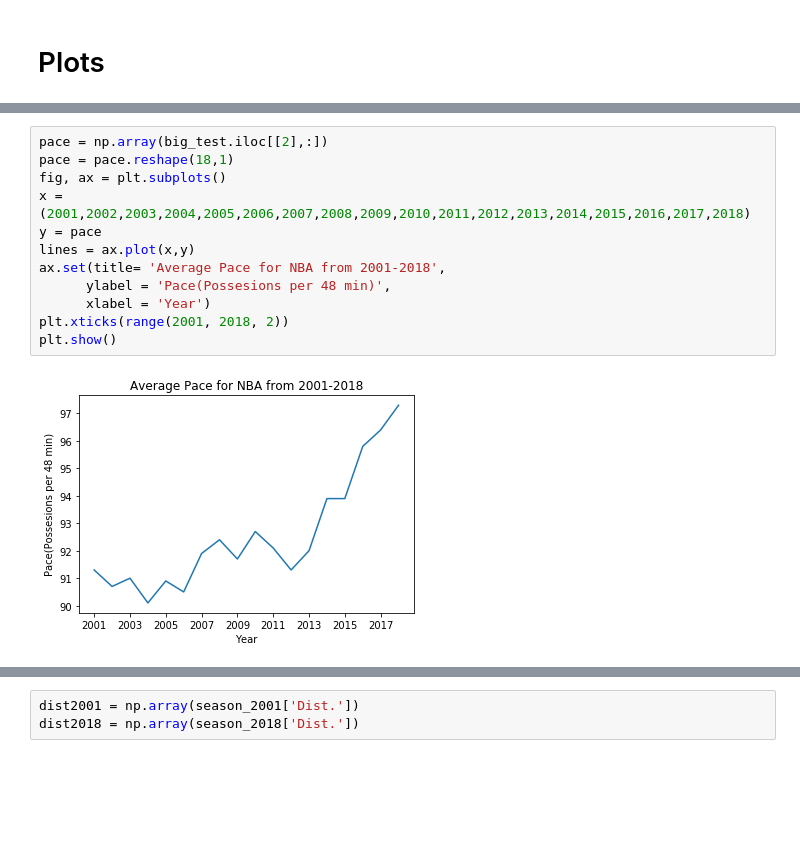
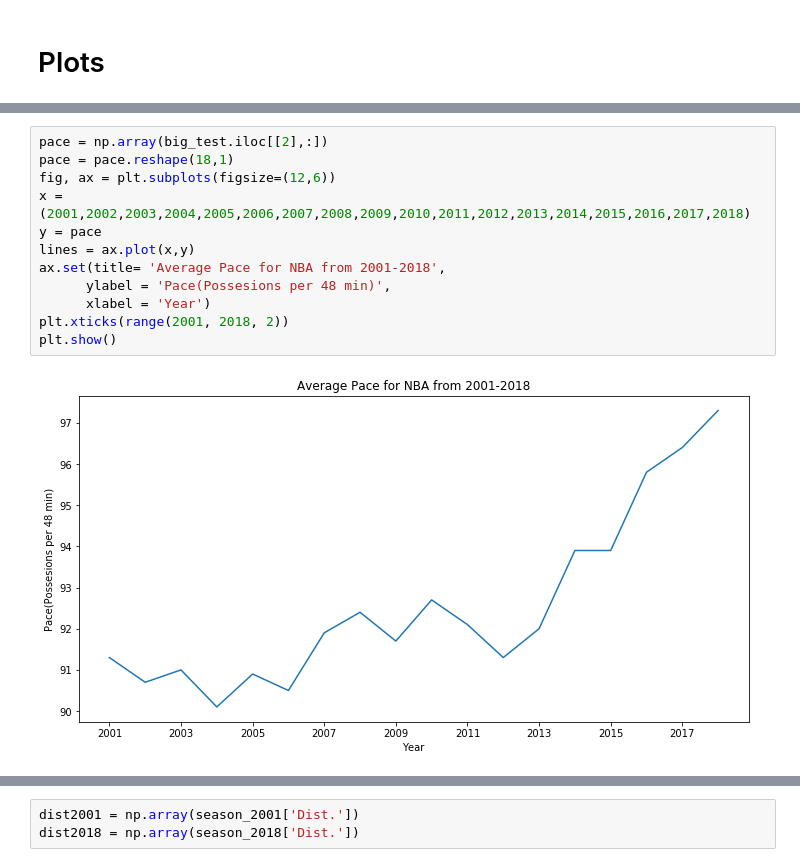
Before and after one commit to johncpolitte/NBA_Data_Analysis, a Jupyter notebook: Pandas_work.ipynb, the cells around one changed output, grey strips where cells are left out. Drawn from its saved outputs; the diff is of its cells as text; blank space fills up the shorter version.

```diff
--- a/Pandas_work.ipynb
+++ b/Pandas_work.ipynb
@@ -389,17 +389,17 @@ plt.show()
 # %%
 pace = np.array(big_test.iloc[[2],:])
 pace = pace.reshape(18,1)
-fig, ax = plt.subplots()
+fig, ax = plt.subplots(figsize=(12,6))
 x = (2001,2002,2003,2004,2005,2006,2007,2008,2009,2010,2011,2012,2013,2014,2015,2016,2017,2018)
 y = pace
 lines = ax.plot(x,y)
 ax.set(title= 'Average Pace for NBA from 2001-2018',
       ylabel = 'Pace(Possesions per 48 min)',
       xlabel = 'Year')
 plt.xticks(range(2001, 2018, 2))
 plt.show()
 # %% [output]
-[figure, old version]
+[figure, new version]
 # %%
 ortg = np.array(big_test.iloc[[0],:])
 ortg = ortg.reshape(18,1)
```
Also changed, not shown: parts of 9 cells of this notebook, 1 other file.
